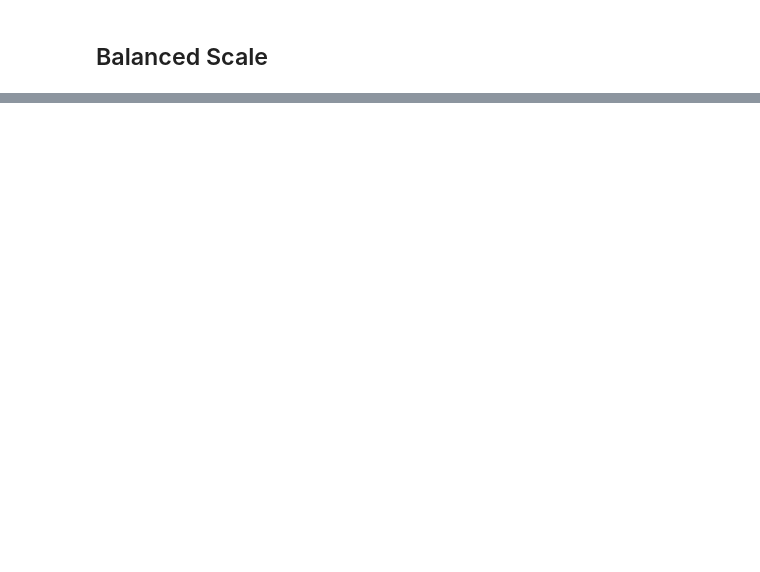
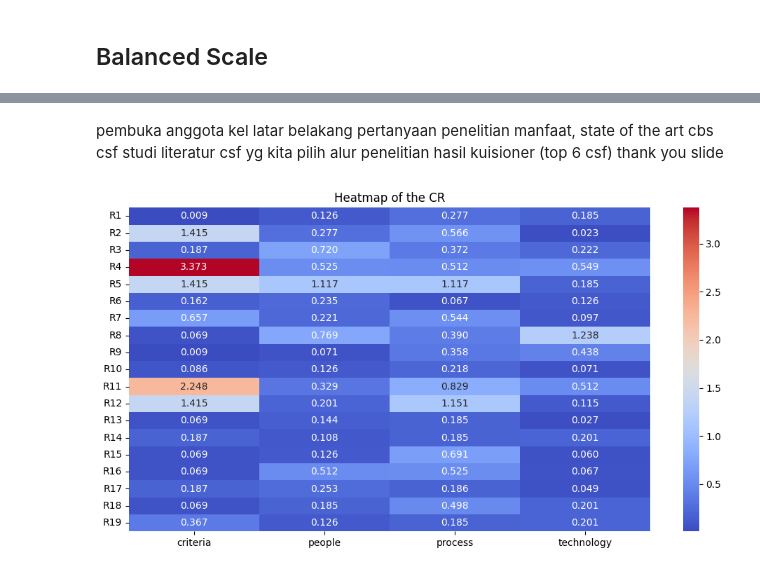
Before and after one commit to jonfelix1/tugas-sip, a Jupyter notebook: ahp_calc/ahp_calc_cleaned.ipynb, the cells around one changed output, grey strips where cells are left out. Drawn from its saved outputs; the diff is of its cells as text; code cells hidden in the pictures; blank space fills up the shorter version.

```diff
--- a/ahp_calc/ahp_calc_cleaned.ipynb
+++ b/ahp_calc/ahp_calc_cleaned.ipynb
@@ -336,0 +783,53 @@ Performa dan kecepatan sistem: 0.2784
+# %% [markdown]
+pembuka
+anggota kel
+latar belakang
+pertanyaan penelitian
+manfaat, state of the art
+cbs
+csf studi literatur
+csf yg kita pilih
+alur penelitian
+hasil kuisioner (top 6 csf)
+thank you slide
+# %%
+import numpy as np
+import seaborn as sns
+import matplotlib.pyplot as plt
+import pandas as pd
+
+# Data
+data = {
+    'R1': [0.009, 0.126, 0.277, 0.185],
+    'R2': [1.415, 0.277, 0.566, 0.023],
+    'R3': [0.187, 0.720, 0.372, 0.222],
+    'R4': [3.373, 0.525, 0.512, 0.549],
+    'R5': [1.415, 1.117, 1.117, 0.185],
+    'R6': [0.162, 0.235, 0.067, 0.126],
+    'R7': [0.657, 0.221, 0.544, 0.097],
+    'R8': [0.069, 0.769, 0.390, 1.238],
+    'R9': [0.009, 0.071, 0.358, 0.438],
+    'R10': [0.086, 0.126, 0.218, 0.071],
+    'R11': [2.248, 0.329, 0.829, 0.512],
+    'R12': [1.415, 0.201, 1.151, 0.115],
+    'R13': [0.069, 0.144, 0.185, 0.027],
+    'R14': [0.187, 0.108, 0.185, 0.201],
+    'R15': [0.069, 0.126, 0.691, 0.060],
+    'R16': [0.069, 0.512, 0.525, 0.067],
+    'R17': [0.187, 0.253, 0.186, 0.049],
+    'R18': [0.069, 0.185, 0.498, 0.201],
+    'R19': [0.367, 0.126, 0.185, 0.201]
+}
+
+# Create DataFrame
+df = pd.DataFrame(data, index=['criteria', 'people', 'process', 'technology'])
+
+df_transposed = df.T
+
+# Plot the heatmap with transposed data
+plt.figure(figsize=(12, 6))  # Make the plot wider
+sns.heatmap(df_transposed, annot=True, cmap='coolwarm', fmt='.3f', cbar=True)
+plt.title("Heatmap of the CR")
+plt.show()
+# %% [output]
+[figure, added]
```
Also changed, not shown: parts of 29 cells of this notebook, 2 other files.
